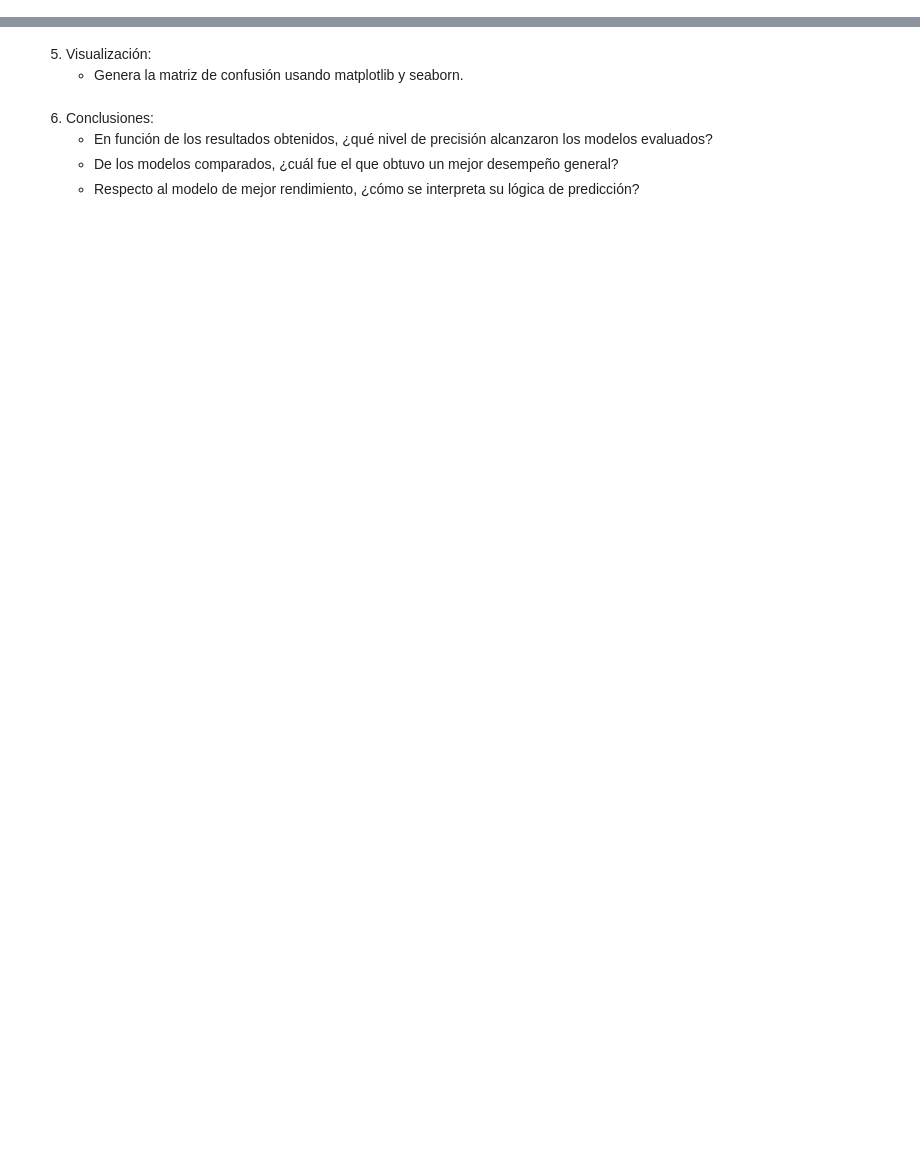
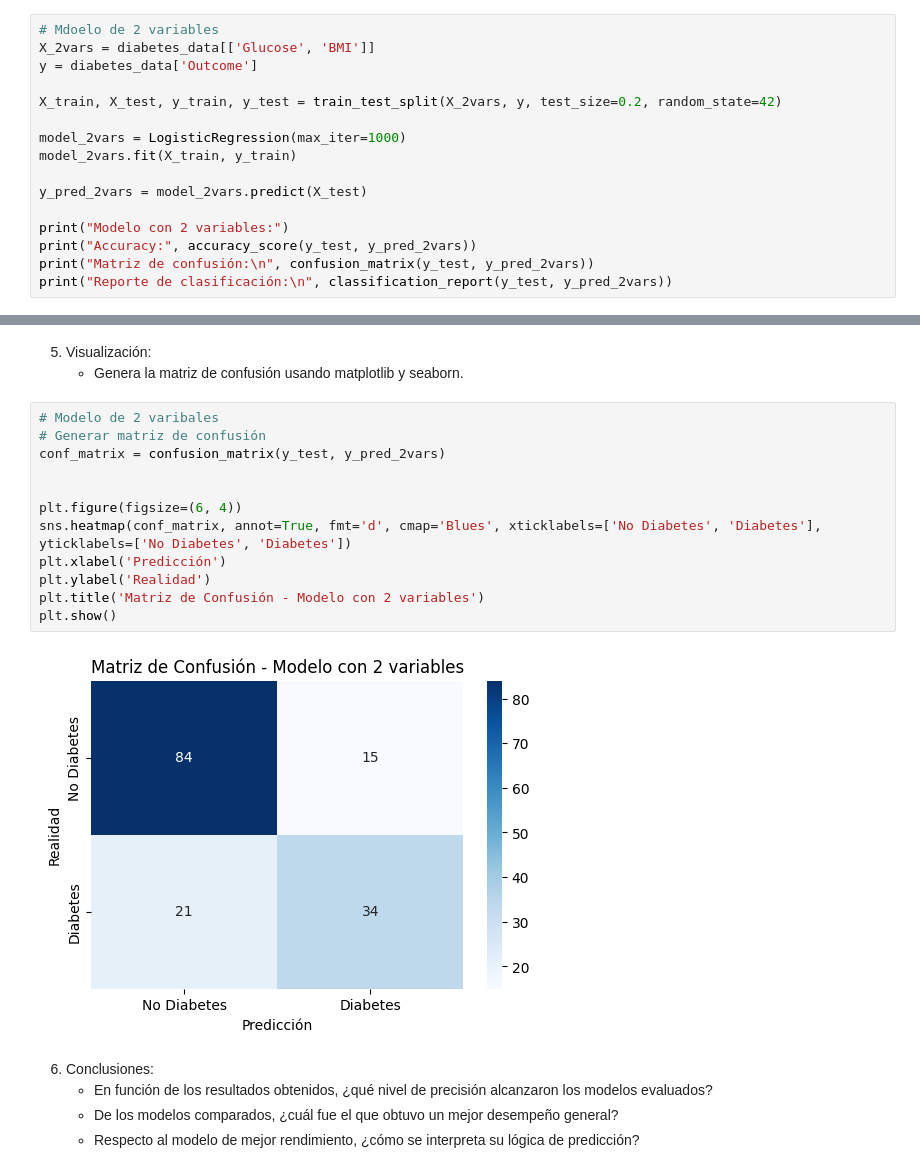
Before and after one commit to Danieltlacuache/Actividad-5.3, a Jupyter notebook: A. 5.3 Predicción de Diabetes con Regresión Logistica-1.ipynb, the cells around one changed output, grey strips where cells are left out. Cells and saved outputs as stored; diff of their text form; blank space fills up the shorter version.

```diff
--- a/A. 5.3 Predicción de Diabetes con Regresión Logistica-1.ipynb
+++ b/A. 5.3 Predicción de Diabetes con Regresión Logistica-1.ipynb
@@ -180,3 +198,19 @@ LinearRegression()
         - Exactitud (accuracy): `accuracy_score(y_test, y_pred)`
         - Matriz de confusión: `confusion_matrix(y_test, y_pred)`
         - Reporte de clasificación (classification report): `classification_report(y_test, y_pred)`
+# %%
+# Mdoelo de 2 variables
+X_2vars = diabetes_data[['Glucose', 'BMI']]
+y = diabetes_data['Outcome']
+
+X_train, X_test, y_train, y_test = train_test_split(X_2vars, y, test_size=0.2, random_state=42)
+
+model_2vars = LogisticRegression(max_iter=1000)
+model_2vars.fit(X_train, y_train)
+
+y_pred_2vars = model_2vars.predict(X_test)
+
+print("Modelo con 2 variables:")
+print("Accuracy:", accuracy_score(y_test, y_pred_2vars))
+print("Matriz de confusión:\n", confusion_matrix(y_test, y_pred_2vars))
+print("Reporte de clasificación:\n", classification_report(y_test, y_pred_2vars))
@@ -184,6 +233,20 @@ LinearRegression()
 
 5. Visualización:
     - Genera la matriz de confusión usando matplotlib y seaborn.
+# %%
+# Modelo de 2 varibales
+# Generar matriz de confusión
+conf_matrix = confusion_matrix(y_test, y_pred_2vars)
+
+
+plt.figure(figsize=(6, 4))
+sns.heatmap(conf_matrix, annot=True, fmt='d', cmap='Blues', xticklabels=['No Diabetes', 'Diabetes'], yticklabels=['No Diabetes', 'Diabetes'])
+plt.xlabel('Predicción')
+plt.ylabel('Realidad')
+plt.title('Matriz de Confusión - Modelo con 2 variables')
+plt.show()
+# %% [output]
+[figure, added]
 # %% [markdown]
 
 6. Conclusiones:
```
Also changed, not shown: parts of 3 cells of this notebook.
